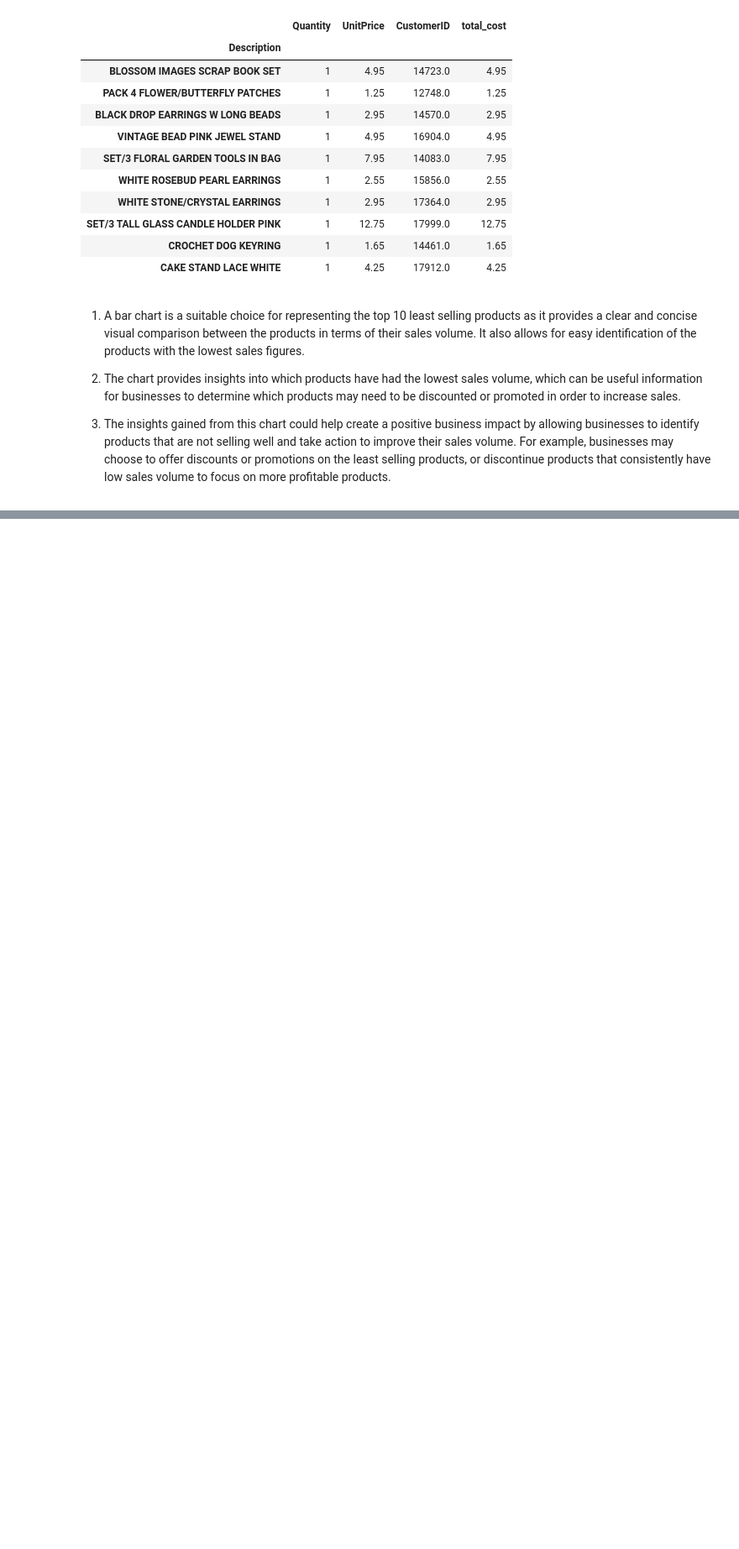
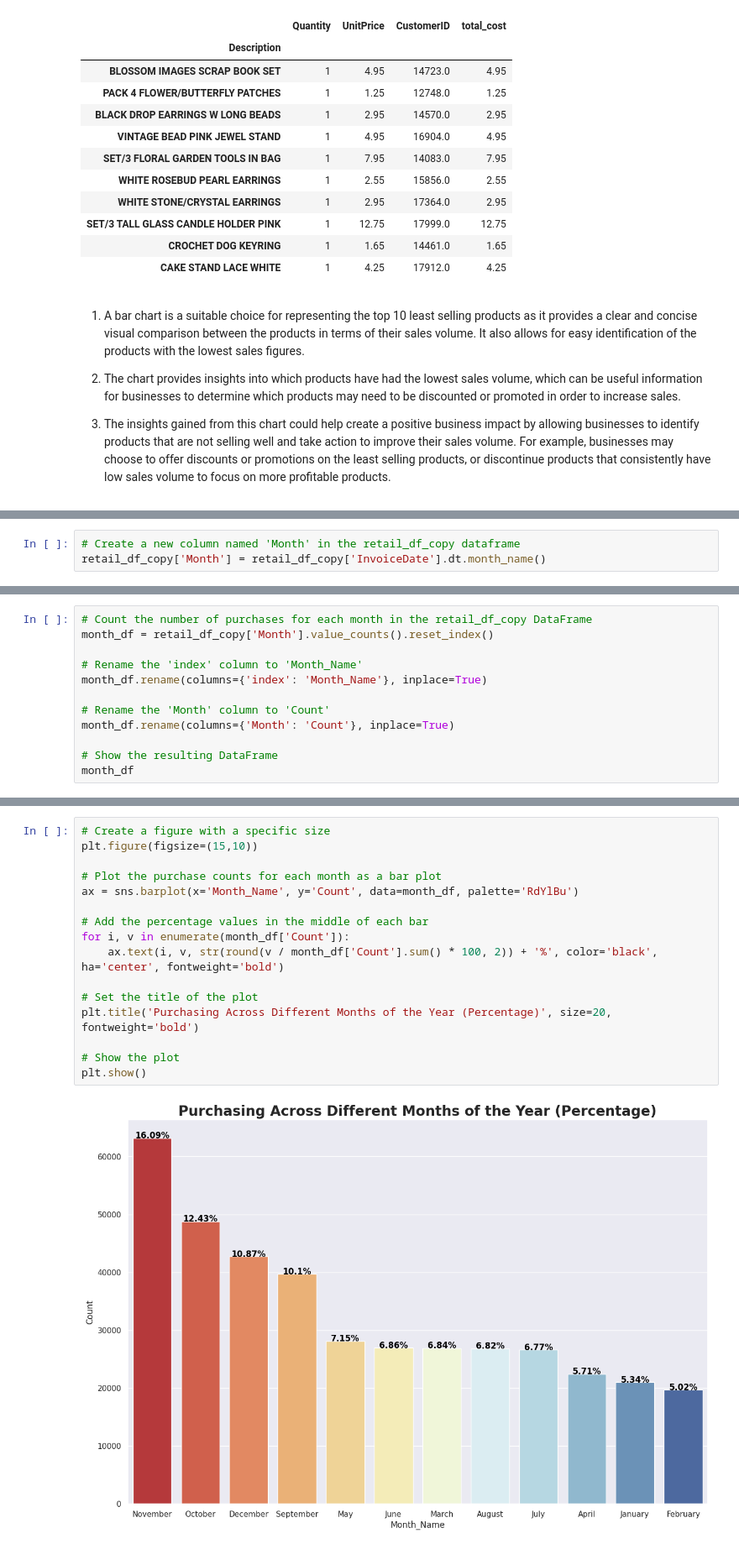
Before and after one commit to VHP2305/Online_Retail_Customer_Segmentation, a Jupyter notebook: Online_Retail_Customer_Segmentation.ipynb, the cells around one changed output, grey strips where cells are left out. Shown at 84% size. Saved outputs shown, nothing was run; the diff lists cells and outputs as text; blank space fills up the shorter version.

```diff
--- a/Online_Retail_Customer_Segmentation.ipynb
+++ b/Online_Retail_Customer_Segmentation.ipynb
@@ -954,0 +967,3 @@ least_selling_products
+# %%
+# Create a new column named 'Month' in the retail_df_copy dataframe
+retail_df_copy['Month'] = retail_df_copy['InvoiceDate'].dt.month_name()
@@ -954,0 +1054,12 @@ least_selling_products
+# %%
+# Count the number of purchases for each month in the retail_df_copy DataFrame
+month_df = retail_df_copy['Month'].value_counts().reset_index()
+
+# Rename the 'index' column to 'Month_Name'
+month_df.rename(columns={'index': 'Month_Name'}, inplace=True)
+
+# Rename the 'Month' column to 'Count'
+month_df.rename(columns={'Month': 'Count'}, inplace=True)
+
+# Show the resulting DataFrame
+month_df
@@ -954,0 +1080,18 @@ least_selling_products
+# %%
+# Create a figure with a specific size
+plt.figure(figsize=(15,10))
+
+# Plot the purchase counts for each month as a bar plot
+ax = sns.barplot(x='Month_Name', y='Count', data=month_df, palette='RdYlBu')
+
+# Add the percentage values in the middle of each bar
+for i, v in enumerate(month_df['Count']):
+    ax.text(i, v, str(round(v / month_df['Count'].sum() * 100, 2)) + '%', color='black', ha='center', fontweight='bold')
+
+# Set the title of the plot
+plt.title('Purchasing Across Different Months of the Year (Percentage)', size=20, fontweight='bold')
+
+# Show the plot
+plt.show()
+# %% [output]
+[figure, added]
```
Also changed, not shown: parts of 24 cells of this notebook.
